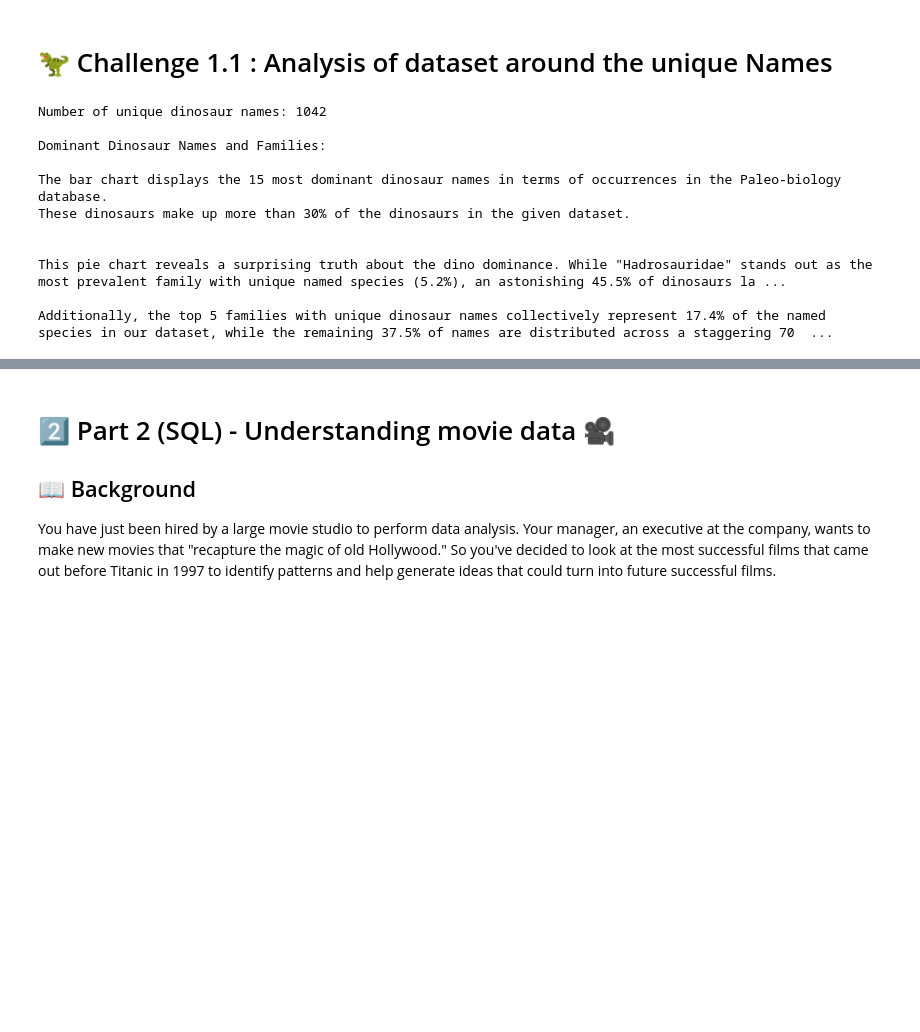
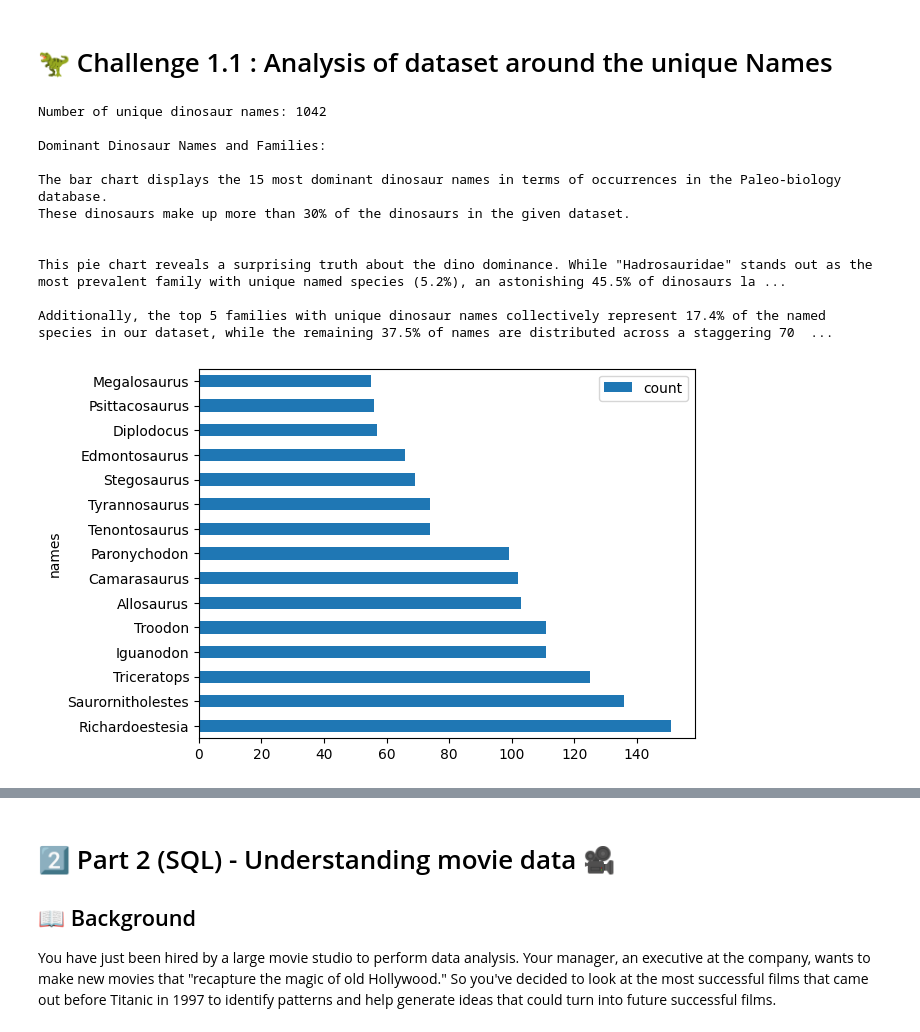
Before and after one commit to Mustafa-raja/DataCamp, a Jupyter notebook: Part 1 (Python) - Dinosaur data 🦕/notebook (1).ipynb, the cells around one changed output, grey strips where cells are left out. Cells and saved outputs as stored; diff of their text form; code cells hidden in the pictures; blank space fills up the shorter version.

```diff
--- a/Part 1 (Python) - Dinosaur data 🦕/notebook (1).ipynb
+++ b/Part 1 (Python) - Dinosaur data 🦕/notebook (1).ipynb
@@ -129,7 +129,7 @@ for value in destruct:
 dictionary = dict({"names" : dictionary.keys(), "count" : count, "family" : family })
 cleaned = pd.DataFrame(data = dictionary)
 bar_chart = cleaned.sort_values(by=['count'], ascending=False).head(15)
-# bar_chart.plot.barh(x='names', y='count', rot = 0)
+bar_chart.plot.barh(x='names', y='count', rot = 0)
 
 print(
 """
@@ -159,33 +159,34 @@ for datum in data:
 pie_df = pd.DataFrame({
     "unique_names": unique_dino_count
 }, index = pie_dictionary.keys())
 
 pie_chart = pie_df.sort_values(by = ['unique_names'], ascending=False).head(6)
 
 names = pie_chart['unique_names'].tolist()
 names.append(sum(pie_df.drop(pie_chart.index)['unique_names']))
 indices = pie_chart.index.tolist()
 indices.append('others')
 
-# fig, ax = plt.subplots()
-# ax.pie(names, labels=indices, autopct='%1.1f%%', radius =1.9,
-#        colors=['maroon', 'sienna', 'steelblue', 'brown', 'saddlebrown', 'darkseagreen', 'dimgray', 'darkred', 'steelblue', 'navy', 'peru']);
+fig, ax = plt.subplots()
+ax.pie(names, labels=indices, autopct='%1.1f%%', radius =1.9,
+       colors=['maroon', 'sienna', 'steelblue', 'brown', 'saddlebrown', 'darkseagreen', 'dimgray', 'darkred', 'steelblue', 'navy', 'peru']);
 
 print(
     """
 This pie chart reveals a surprising truth about the dino dominance. While "Hadrosauridae" stands out as the most prevalent family with unique named species (5.2%), an astonishing 45.5% of dinosaurs lack a defined family classification. This suggests a significant reservoir of uncategorized diversity, awaiting discovery within the fossil record.
 
 Additionally, the top 5 families with unique dinosaur names collectively represent 17.4% of the named species in our dataset, while the remaining 37.5% of names are distributed across a staggering 70 families, showcasing the vast diversity within the dinosaur kingdom.
     """)
 # %% [output]
 Number of unique dinosaur names: 1042
 
 Dominant Dinosaur Names and Families:
 
 The bar chart displays the 15 most dominant dinosaur names in terms of occurrences in the Paleo-biology database.
 These dinosaurs make up more than 30% of the dinosaurs in the given dataset.
 
 
 This pie chart reveals a surprising truth about the dino dominance. While "Hadrosauridae" stands out as the most prevalent family with unique named species (5.2%), an astonishing 45.5% of dinosaurs la ...
 
 Additionally, the top 5 families with unique dinosaur names collectively represent 17.4% of the named species in our dataset, while the remaining 37.5% of names are distributed across a staggering 70  ...
+[figure, added]
```
Also changed, not shown: parts of 1 cell of this notebook.
